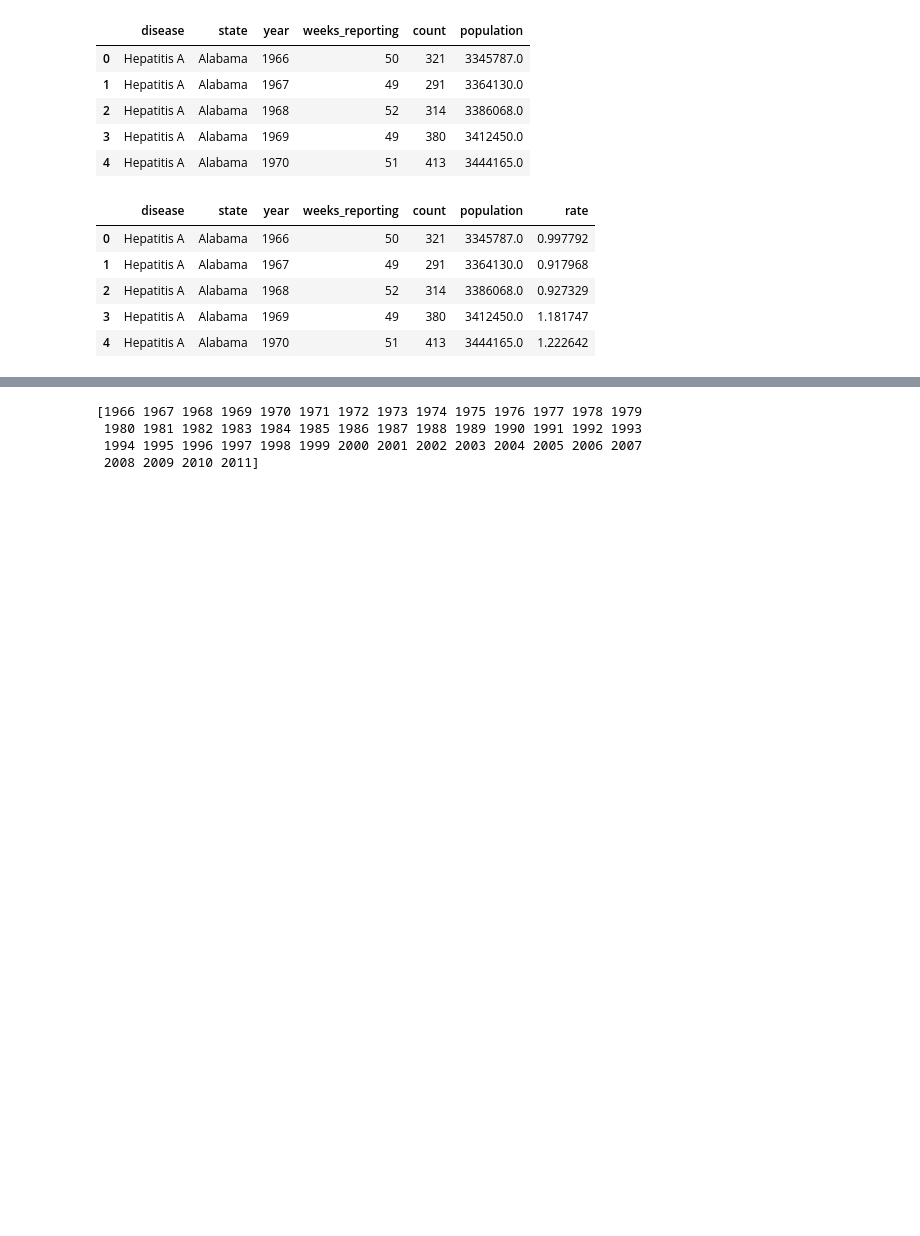
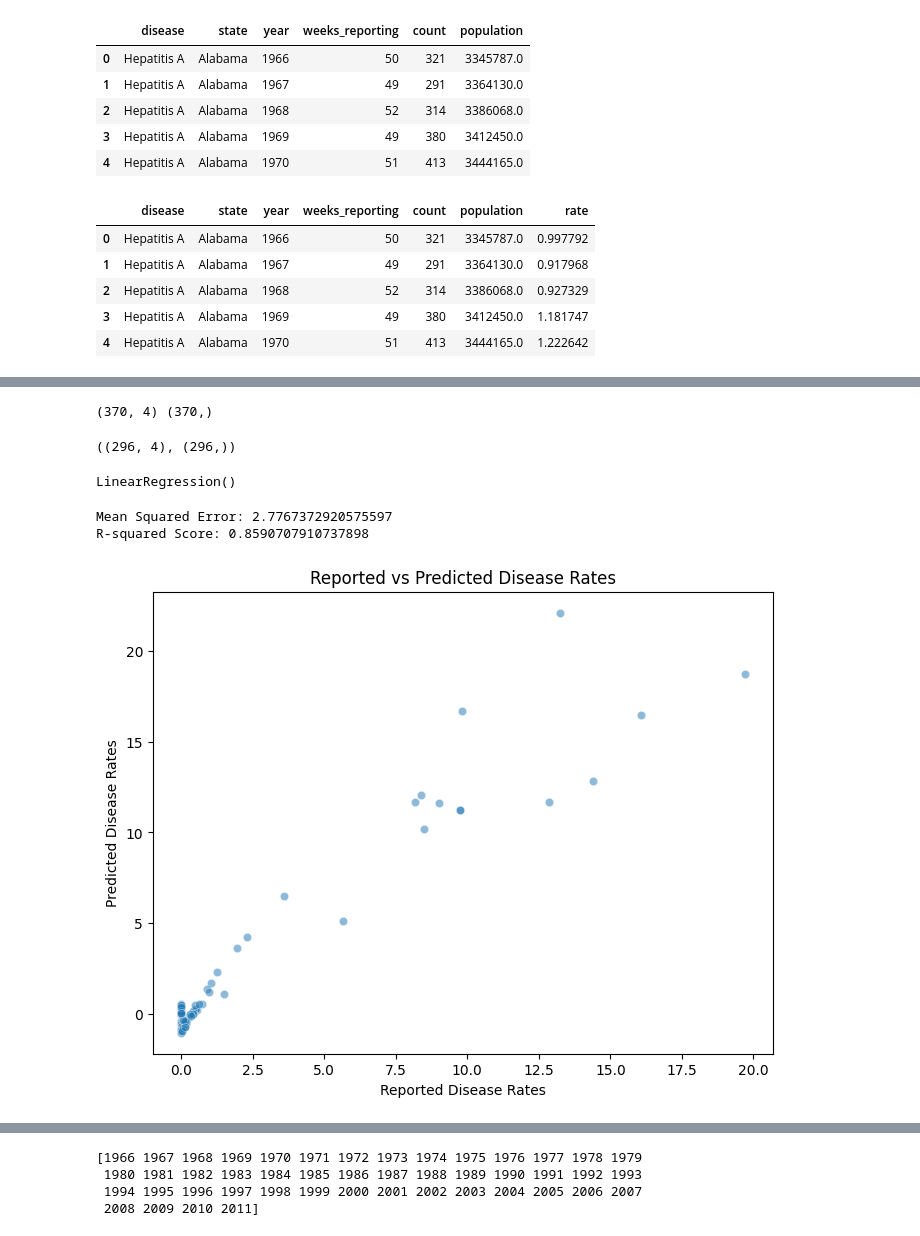
Before and after one commit to DataPlant/DataProject2Dieases, a Jupyter notebook: ProjectData2.ipynb, the cells around one changed output, grey strips where cells are left out. Saved outputs shown, nothing was run; the diff lists cells and outputs as text; code cells hidden in the pictures; blank space fills up the shorter version.

```diff
--- a/ProjectData2.ipynb
+++ b/ProjectData2.ipynb
@@ -38,0 +286,24 @@ hepdata_clean.head()
+# %%
+# Drop non-numeric columns that cannot be used in the model directly
+md_data = md_data.drop(['disease', 'state', 'region'], axis=1)
+# %%
+#split the md_data into a training set and a testing set.
+x= md_data.drop('rate', axis = 1)
+y= md_data['rate']
+print(x.shape, y.shape)
+
+x_train, x_test, y_train, y_test = train_test_split( x, y, test_size=0.20)
+# %% [output]
+(370, 4) (370,)
+# %%
+x_train.shape,y_train.shape
+# %% [output]
+((296, 4), (296,))
+# %%
+##Building and train the linear regression model.
+lin_model = LinearRegression()
+lin_model.fit(x_train, y_train)
+# %% [output]
+LinearRegression()
+# %%
+y_pred = lin_model.predict(x_test)
@@ -38,0 +314,17 @@ hepdata_clean.head()
+# %%
+print(f"Mean Squared Error: {mse}")
+print(f"R-squared Score: {r2}")
+# %% [output]
+Mean Squared Error: 2.7767372920575597
+R-squared Score: 0.8590707910737898
+# %%
+# Visualization
+
+plt.figure(figsize=(8, 6))
+sns.scatterplot(x=y_test, y=y_pred, alpha=0.5)
+plt.title('Reported vs Predicted Disease Rates')
+plt.xlabel('Reported Disease Rates')
+plt.ylabel('Predicted Disease Rates')
+plt.show()
+# %% [output]
+[figure, added]
```
Also changed, not shown: parts of 28 cells of this notebook.
